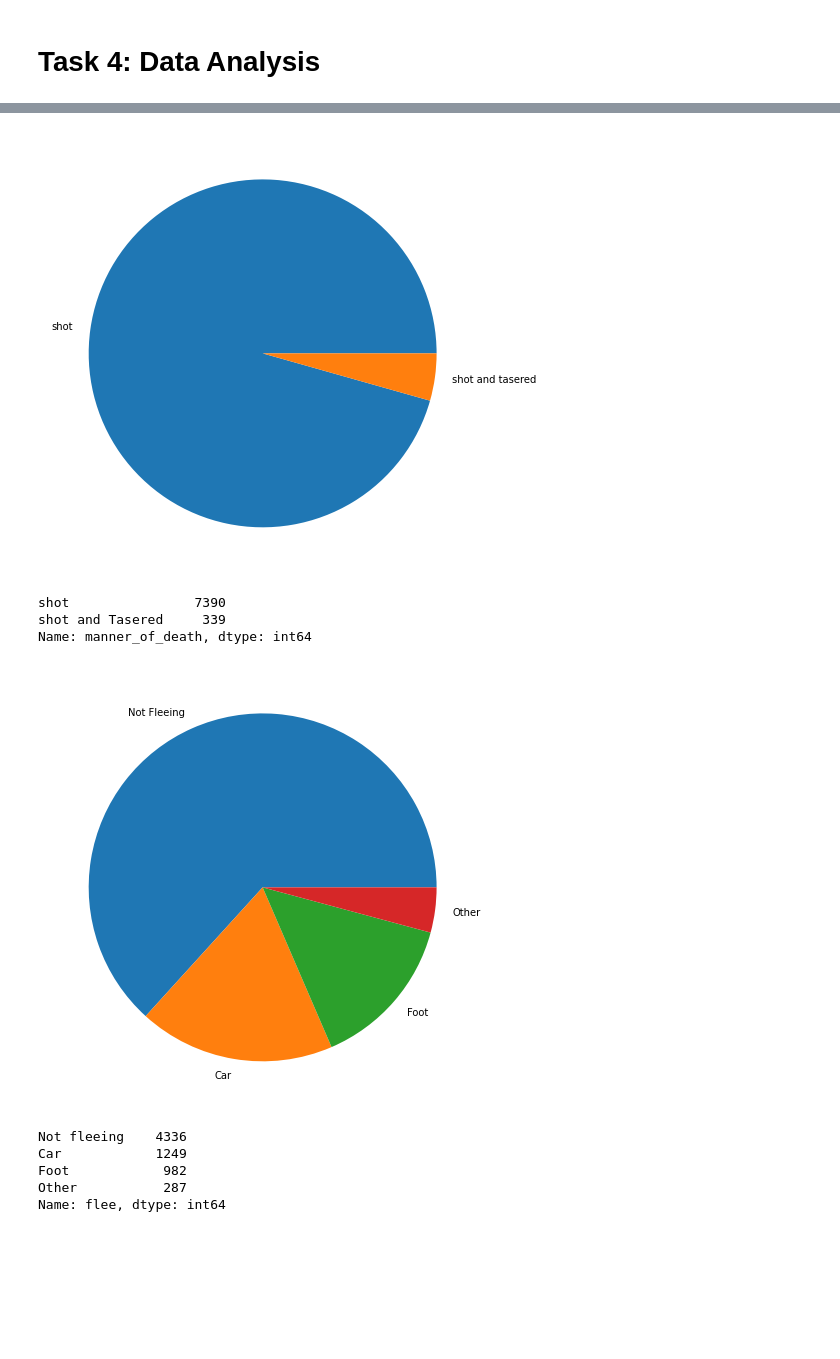
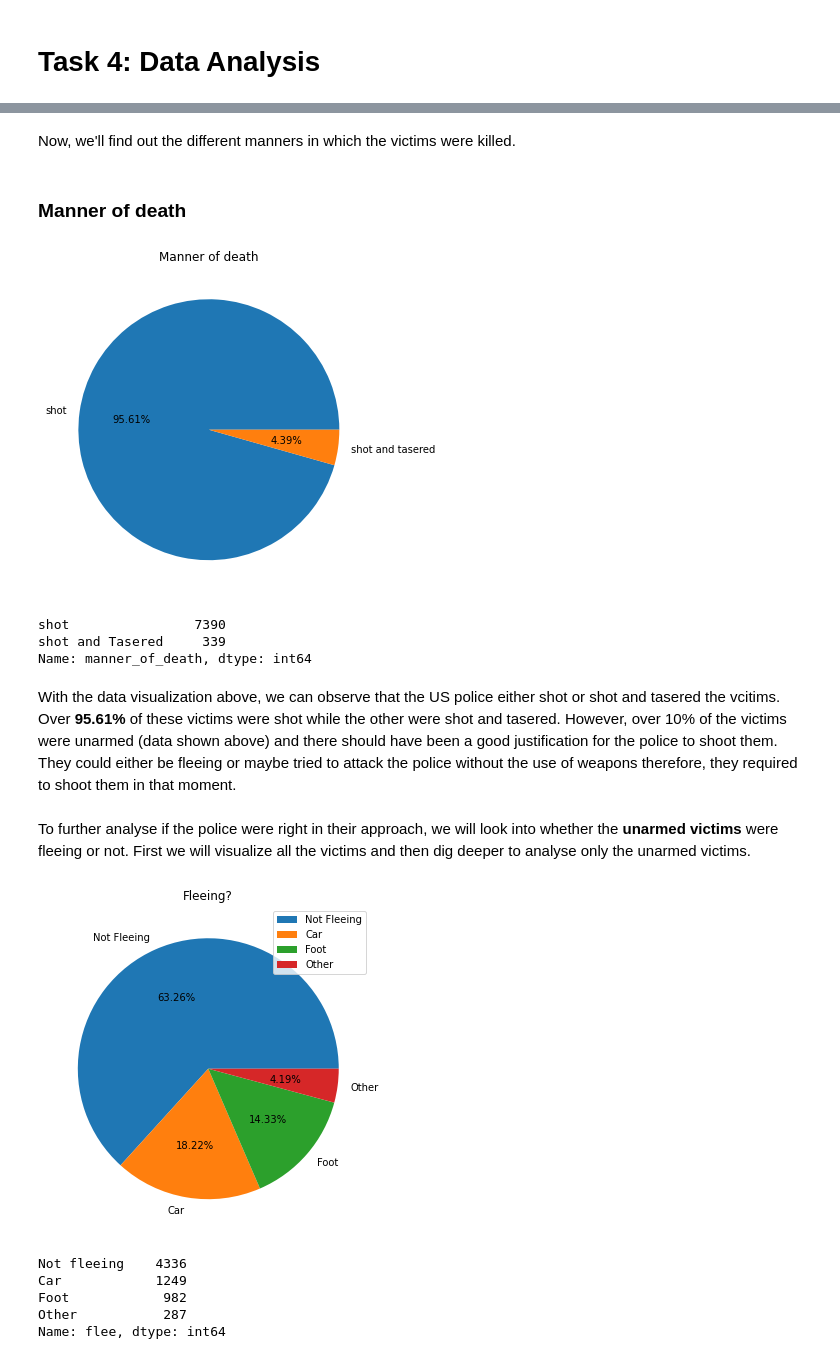
Before and after one commit to ubco-W2022T1-cosc301/project-group48, a Jupyter notebook: notebooks/analysis2.ipynb, the cells around one changed output, grey strips where cells are left out. Cells and saved outputs as stored; diff of their text form; code cells hidden in the pictures; blank space fills up the shorter version.

```diff
--- a/notebooks/analysis2.ipynb
+++ b/notebooks/analysis2.ipynb
@@ -203,21 +328,33 @@ First, we will focus on the shooting descriptions
+# %% [markdown]
+Now, we'll find out the different manners in which the victims were killed.
+# %% [markdown]
+### Manner of death
 # %%
-plt.figure(figsize=(8,8))
-plt.pie(raw_data.manner_of_death.value_counts(), labels=['shot', 'shot and tasered'])
+
+plt.figure(figsize=(6,6))
+plt.pie(raw_data.manner_of_death.value_counts(), labels=['shot', 'shot and tasered'],autopct='%1.2f%%')
+plt.title("Manner of death")
 plt.show()
 
 print(raw_data.manner_of_death.value_counts())
 # %% [output]
-[figure, old version]
+[figure, new version]
 shot                7390
 shot and Tasered     339
 Name: manner_of_death, dtype: int64
+# %% [markdown]
+With the data visualization above, we can observe that the US police either shot or shot and tasered the vcitims. Over **95.61%** of these victims were shot while the other were shot and tasered. However, over 10% of the victims were unarmed (data shown above) and there should have been a good justification for the police to shoot them. They could either be fleeing or maybe tried to attack the police without the use of weapons therefore, they required to shoot them in that moment.
+# %% [markdown]
+To further analyse if the police were right in their approach, we will look into whether the **unarmed victims** were fleeing or not. First we will visualize all the victims and then dig deeper to analyse only the unarmed victims.
 # %%
-plt.figure(figsize=(8,8))
-plt.pie(raw_data.flee.value_counts(), labels=['Not Fleeing', 'Car', 'Foot', 'Other'])
+plt.figure(figsize=(6,6))
+plt.pie(raw_data.flee.value_counts(), labels=['Not Fleeing', 'Car', 'Foot', 'Other'],autopct='%1.2f%%')
+plt.legend()
+plt.title("Fleeing?")
 plt.show()
 raw_data.flee.value_counts()
 # %% [output]
-[figure, old version]
+[figure, new version]
 Not fleeing    4336
 Car            1249
 Foot            982
```
Also changed, not shown: parts of 47 cells of this notebook, 1 other file.
